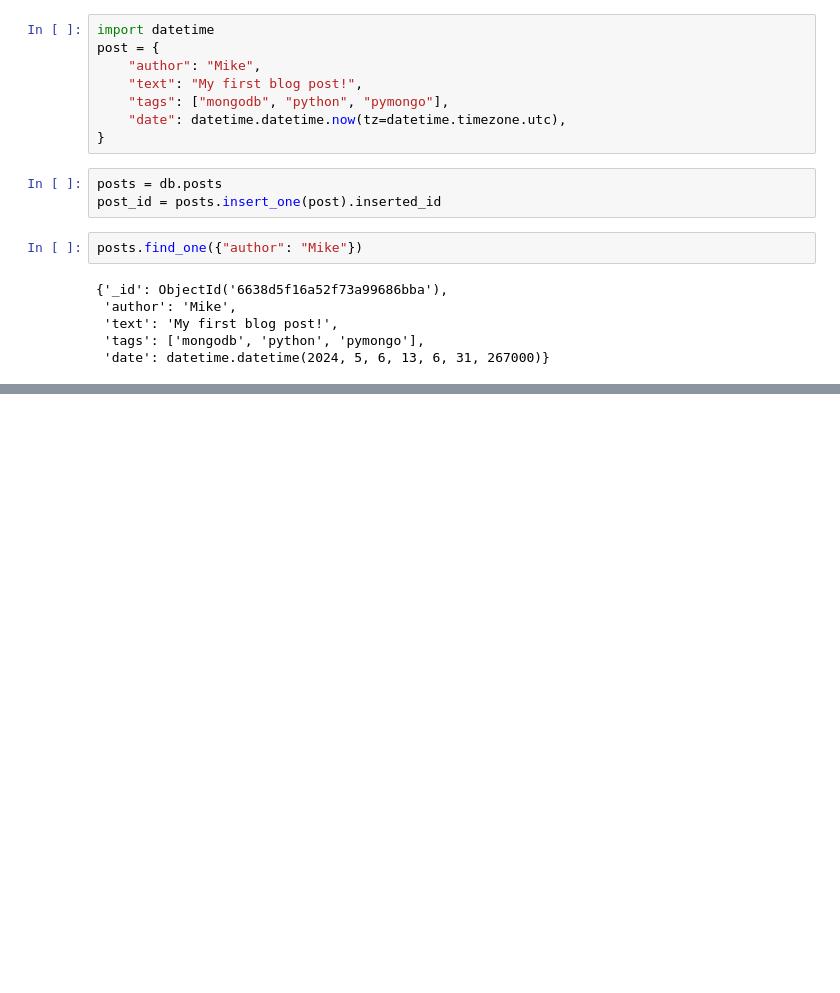
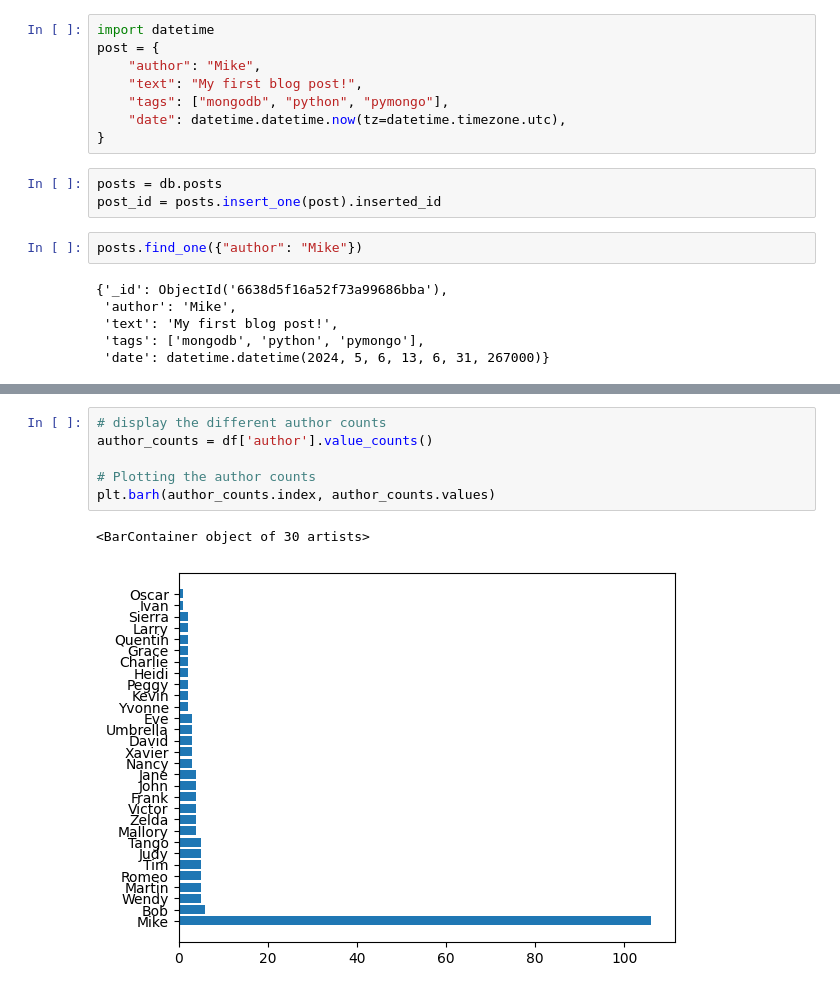
Before and after one commit to MartinDieCooleSocke420/sem2_big_data_tech, a Jupyter notebook: mongoDB.ipynb, the cells around one changed output, grey strips where cells are left out. Saved outputs shown, nothing was run; the diff lists cells and outputs as text; blank space fills up the shorter version.

```diff
--- a/mongoDB.ipynb
+++ b/mongoDB.ipynb
@@ -80,0 +92,9 @@ plt.show()
+# %%
+# display the different author counts
+author_counts = df['author'].value_counts()
+
+# Plotting the author counts
+plt.barh(author_counts.index, author_counts.values)
+# %% [output]
+<BarContainer object of 30 artists>
+[figure, added]
```
Also changed, not shown: parts of 4 cells of this notebook, 1 other file.
